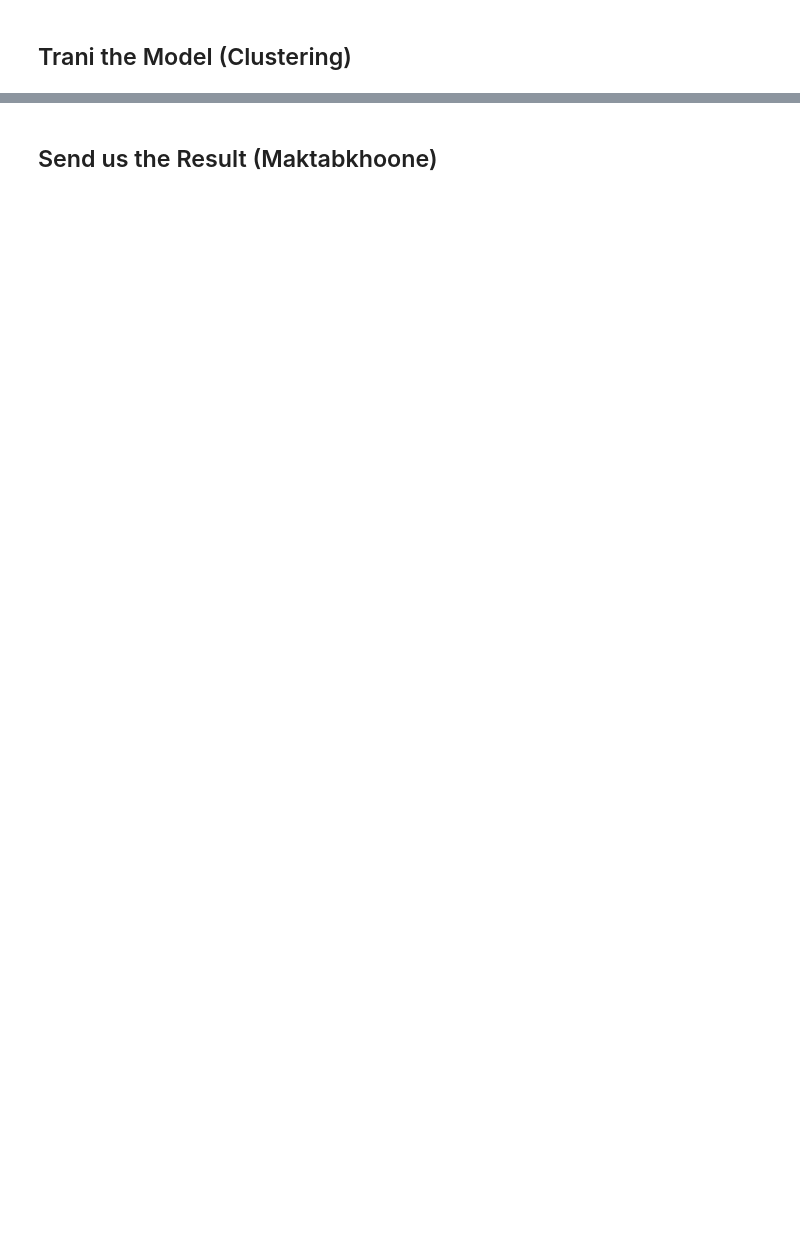
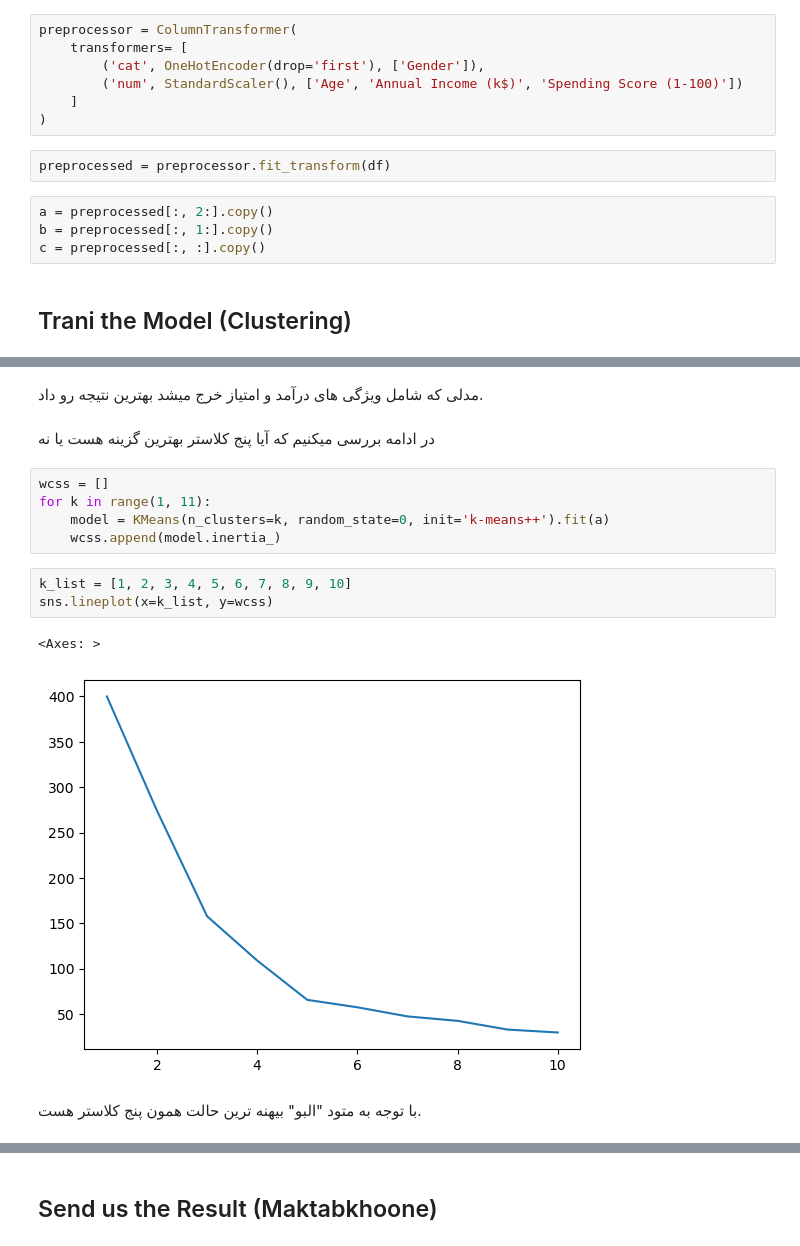
Before and after one commit to sher2008v/ml-practice-lab, a Jupyter notebook: 4- mall-customers/Mall Customers.ipynb, the cells around one changed output, grey strips where cells are left out. Drawn from its saved outputs; the diff is of its cells as text; blank space fills up the shorter version.

```diff
--- a/4- mall-customers/Mall Customers.ipynb
+++ b/4- mall-customers/Mall Customers.ipynb
@@ -15,2 +89,15 @@
+# %%
+preprocessor = ColumnTransformer(
+    transformers= [
+        ('cat', OneHotEncoder(drop='first'), ['Gender']),
+        ('num', StandardScaler(), ['Age', 'Annual Income (k$)', 'Spending Score (1-100)'])
+    ]
+)
+# %%
+preprocessed = preprocessor.fit_transform(df)
+# %%
+a = preprocessed[:, 2:].copy()
+b = preprocessed[:, 1:].copy()
+c = preprocessed[:, :].copy()
 # %% [markdown]
 ## Trani the Model (Clustering)
@@ -16,0 +121,17 @@
+# %% [markdown]
+مدلی که شامل ویژگی های درآمد و امتیاز خرج میشد بهترین نتیجه رو داد.
+# %% [markdown]
+در ادامه بررسی میکنیم که آیا پنج کلاستر بهترین گزینه هست یا نه
+# %%
+wcss = []
+for k in range(1, 11):
+    model = KMeans(n_clusters=k, random_state=0, init='k-means++').fit(a)
+    wcss.append(model.inertia_)
+# %%
+k_list = [1, 2, 3, 4, 5, 6, 7, 8, 9, 10]
+sns.lineplot(x=k_list, y=wcss)
+# %% [output]
+<Axes: >
+[figure, added]
+# %% [markdown]
+با توجه به متود "البو" بیهنه ترین حالت همون پنج کلاستر هست.
```
Also changed, not shown: parts of 17 cells of this notebook.
